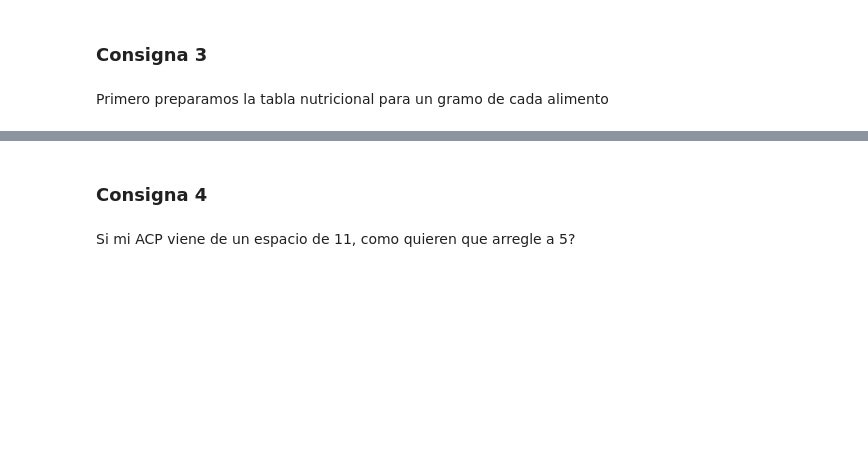
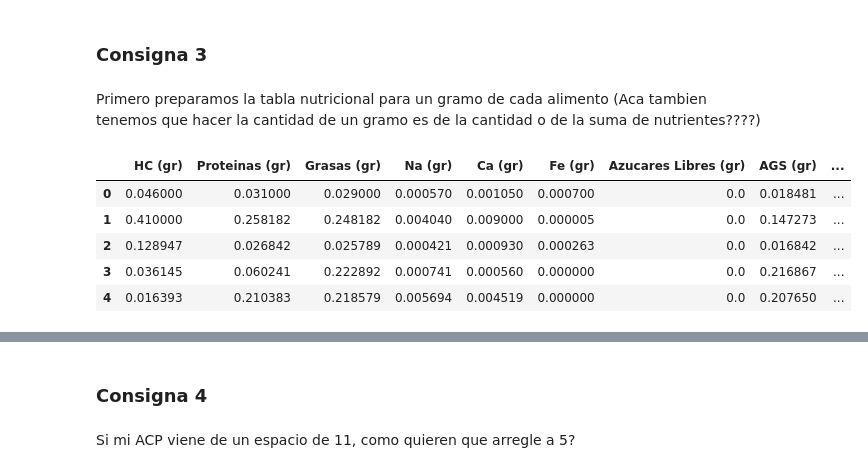
Before and after one commit to iggallardo-uba/ALC-TP2, a Jupyter notebook: Grupo-GR18.ipynb, the cells around one changed output, grey strips where cells are left out. Drawn from its saved outputs; the diff is of its cells as text; code cells hidden in the pictures; blank space fills up the shorter version.

```diff
--- a/Grupo-GR18.ipynb
+++ b/Grupo-GR18.ipynb
@@ -32,21 +49,22 @@ chequeoDieta(tabla_view())
 # %% [markdown]
 ### Consigna 3
 # %% [markdown]
-Primero preparamos la tabla nutricional para un gramo de cada alimento
+Primero preparamos la tabla nutricional para un gramo de cada alimento (Aca tambien tenemos que hacer la cantidad de un gramo es de la cantidad o de la suma de nutrientes????)
 # %%
 tabla_nutricional = tabla_view()
 
 tabla_limpia = tabla_nutricional.drop(columns=["Alimento", "Cantidad (gr/ml)", "Verdura/Fruta"])
 
 tabla_divida = pd.DataFrame()
 
 for i in range(0, len(tabla_nutricional)):
     tabla_divida = tabla_divida._append(tabla_limpia.iloc[i]/tabla_nutricional["Cantidad (gr/ml)"].iloc[i])
 
-tabla_divida
-
-pca = PCA(n_components=3)
-
-pca.fit(tabla_divida)
-
-print(pca.explained_variance_ratio_)
+tabla_divida.head()
+# %% [output]
+|  | HC (gr) | Proteinas (gr) | Grasas (gr) | Na (gr) | Ca (gr) | Fe (gr) | Azucares Libres (gr) | AGS (gr) | ... |
+| 0 | 0.046000 | 0.031000 | 0.029000 | 0.000570 | 0.001050 | 0.000700 | 0.0 | 0.018481 | ... |
+| 1 | 0.410000 | 0.258182 | 0.248182 | 0.004040 | 0.009000 | 0.000005 | 0.0 | 0.147273 | ... |
+| 2 | 0.128947 | 0.026842 | 0.025789 | 0.000421 | 0.000930 | 0.000263 | 0.0 | 0.016842 | ... |
+| 3 | 0.036145 | 0.060241 | 0.222892 | 0.000741 | 0.000560 | 0.000000 | 0.0 | 0.216867 | ... |
+| 4 | 0.016393 | 0.210383 | 0.218579 | 0.005694 | 0.004519 | 0.000000 | 0.0 | 0.207650 | ... |
```
Also changed, not shown: parts of 25 cells of this notebook, 1 other file.
